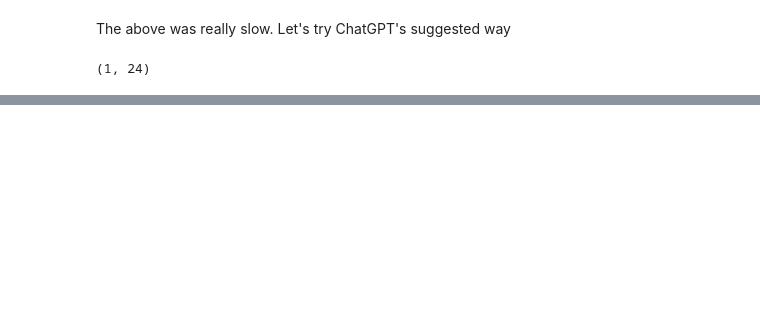
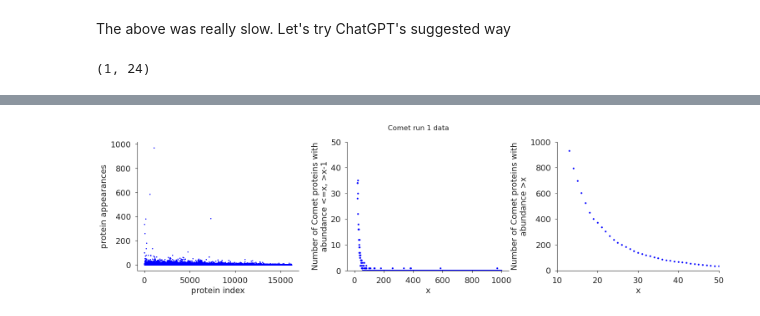
Before and after one commit to ryanlayerlab/hypedsearch, a Jupyter notebook: notebooks/experiment-development.ipynb, the cells around one changed output, grey strips where cells are left out. Cells and saved outputs as stored; diff of their text form; code cells hidden in the pictures; blank space fills up the shorter version.

```diff
--- a/notebooks/experiment-development.ipynb
+++ b/notebooks/experiment-development.ipynb
@@ -110,10 +102,3 @@ import numpy as np
-# %%
-proteins = list(get_proteins_from_fasta(fasta_path=MOUSE_PROTEOME))
-
-max_k = 30
-uniq_kmers = set()
-for protein in tqdm(proteins):
-    # kmers = set([kmer.seq for kmer in generate_kmers(peptide=protein.sequence, max_k=max_k)])
 # %% [markdown]
 The above was really slow.
 Let's try ChatGPT's suggested way
@@ -149,0 +209,11 @@ for k, kmers in uniq_kmers.items():
+# %%
+from src.comet_utils import load_comet_data, CometRow
+from src.peptides_and_ions import get_proteins_from_fasta
+from src.utils import flatten_list_of_lists
+
+comet_df = load_comet_data()
+# comet_df.head(2)
+comet_rows = CometRow.from_dataframe(comet_df)
+all_comet_proteins = flatten_list_of_lists([row.proteins for row in comet_rows])
+uniq_comet_proteins = set(all_comet_proteins)
+fasta_proteins = get_proteins_from_fasta(fasta_path=MOUSE_PROTEOME)
@@ -149,0 +227,79 @@ for k, kmers in uniq_kmers.items():
+# %%
+from typing import Counter
+from matplotlib import pyplot as plt
+import numpy as np
+import seaborn as sns
+
+print(f"Number of unique Comet proteins = {len(uniq_comet_proteins)}")
+assert len(fasta_proteins) == len(set([protein.name for protein in fasta_proteins])), "Why aren't the number of proteins in the fasta the same as the number of unique proteins?"
+comet_protein_abundances = np.array(list(Counter(all_comet_proteins).values()))
+print(f"Minimum Comet protein abundance = {min(comet_protein_abundances)}, max = {max(comet_protein_abundances)}")
+print(f"Number of proteins in mouse proteome = {len(fasta_proteins)}")
+
+_, axs = fig_setup(1, 3)
+ax = axs[0]
+_=ax.plot(
+    comet_protein_abundances,
+    "bo",
+    ms=1,
+)
+set_title_axes_labels(
+    ax=ax,
+    xlabel="protein index",
+    ylabel="protein appearances",
+    # title="Number of times protein appears in Comet run 1 data"
+)
+finalize(axs)
+
+data = []
+prev_val = 0
+for val in range(1, 1001):
+    data.append([val, sum((comet_protein_abundances>prev_val) & (comet_protein_abundances<=val))])
+    # data.append([val, sum((comet_protein_abundances<=val))])
+    prev_val = val
+colm1, colm2 = "x", "number_proteins_gt_x-1_le_x"
+data = pd.DataFrame(data, columns=[colm1, colm2])
+data.head(2)
+
+# _, axs = fig_setup()
+ax = axs[1]
+_=ax.plot(
+    data[colm1], data[colm2],
+    "bo",
+    ms=2
+)
+set_title_axes_labels(
+    ax=ax,
+    xlabel="x",
+    ylabel="Number of Comet proteins with\nabundance <=x, >x-1",
+    # title="Number of times protein appears in Comet run 1 data"
+)
+ax.set_ylim(0, 50)
+finalize(axs)
+
+data = []
+for val in range(0, 1001):
+    data.append([val, sum((comet_protein_abundances>val))])
+colm1, colm2 = "x", "number_proteins_gt_x"
+data = pd.DataFrame(data, columns=[colm1, colm2])
+data.head(2)
+
+# _, axs = fig_setup()
+ax = axs[2]
+_=ax.plot(
+    data[colm1], data[colm2],
+    "bo",
+    ms=2
+)
+set_title_axes_labels(
+    ax=ax,
+    xlabel="x",
+    ylabel="Number of Comet proteins with\nabundance >x",
+    # title="Number of times protein appears in Comet run 1 data"
+)
+plt.xlim(left=10, right=50)
+plt.ylim(top=1000, bottom=-1)
+plt.subplots_adjust(wspace=0.3, hspace=0.3)
+plt.suptitle("Comet run 1 data")
+finalize(axs)
+# %% [output]
@@ -149,0 +319 @@ for k, kmers in uniq_kmers.items():
+[figure, added]
```
Also changed, not shown: parts of 21 cells of this notebook, 17 other files.
